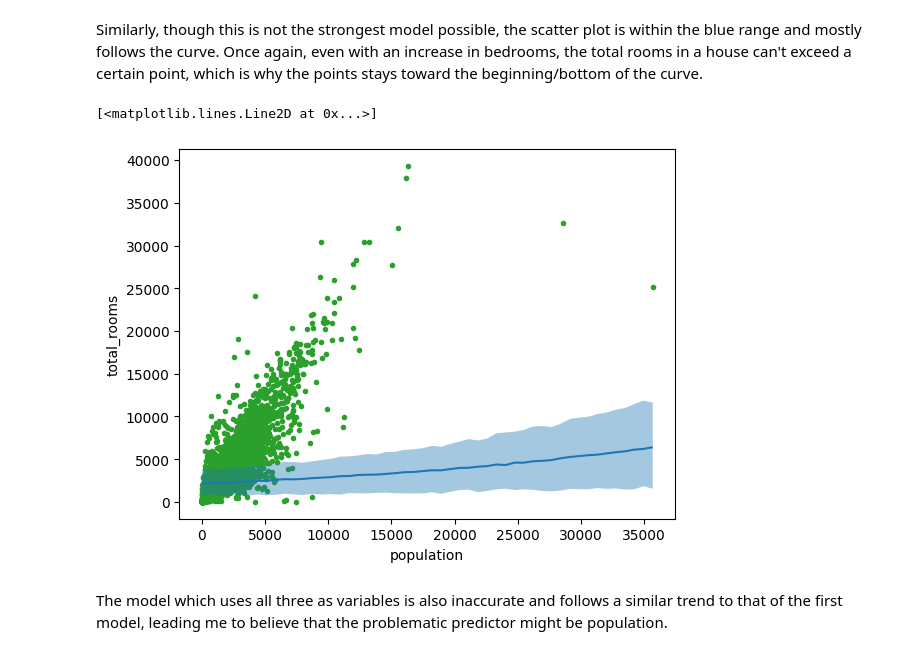
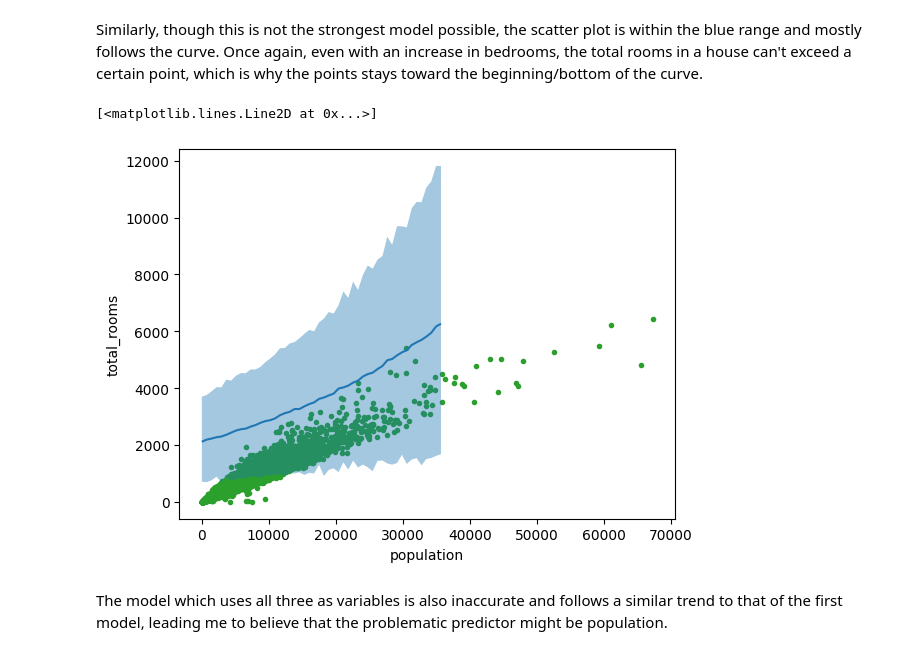
Before and after one commit to eemaansheikh/Data_Science_2025, a Jupyter notebook: [FIXED]_EemaanSheikh_Unit6Project.ipynb, the cells around one changed output. Cells and saved outputs as stored; diff of their text form; code cells hidden in the pictures.

```diff
--- a/[FIXED]_EemaanSheikh_Unit6Project.ipynb
+++ b/[FIXED]_EemaanSheikh_Unit6Project.ipynb
@@ -141,10 +141,10 @@ plt.plot(cali_house_cleaned.total_bedrooms, cali_house_cleaned.total_rooms, "C2.
 Similarly, though this is not the strongest model possible, the scatter plot is within the blue range and mostly follows the curve. Once again, even with an increase in bedrooms, the total rooms in a house can't exceed a certain point, which is why the points stays toward the beginning/bottom of the curve.
 # %%
 bmb.interpret.plot_predictions(model_cali_house_bmb, idata_cali_house_bmb, "population", pps=True)
-plt.plot(cali_house_cleaned.population, cali_house_cleaned.total_rooms, "C2.", zorder=-3)
+plt.plot(cali_house.population + cali_house.households + cali_house.total_rooms, cali_house.total_bedrooms, "C2.", zorder=-3)
 # %% [output]
 [<matplotlib.lines.Line2D at 0x...>]
-[figure, old version]
+[figure, new version]
 # %% [markdown]
 The model which uses all three as variables is also inaccurate and follows a similar trend to that of the first model, leading me to believe that the problematic predictor might be population.
 # %% [markdown]
```
Also changed, not shown: parts of 5 cells of this notebook.
